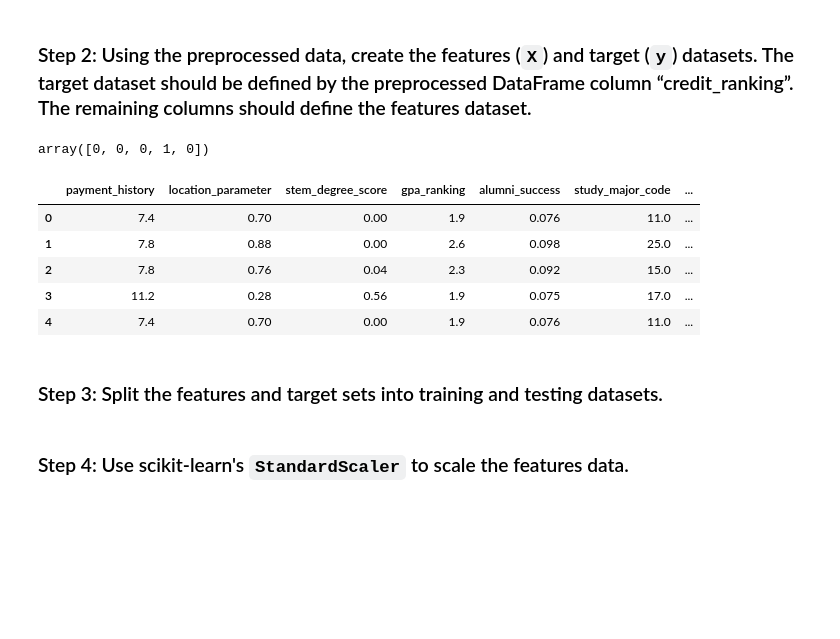
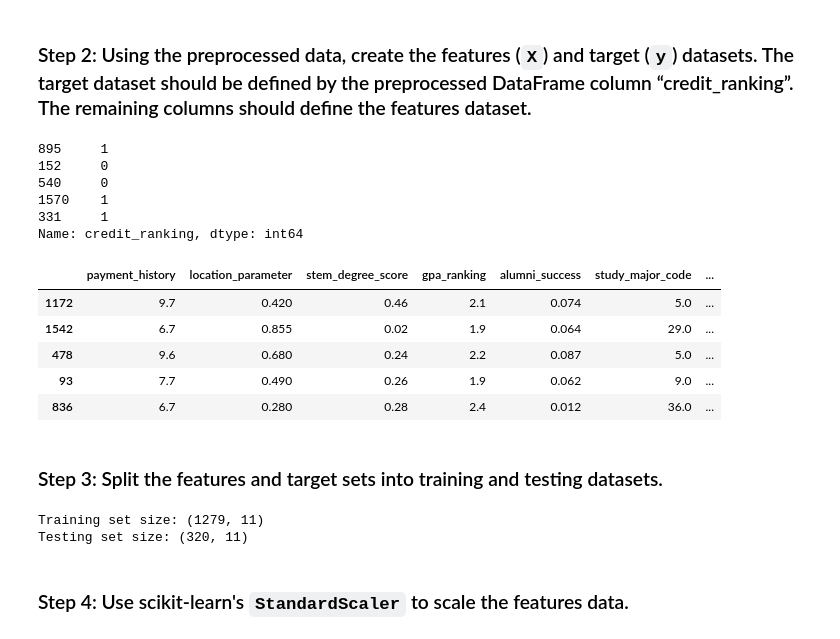
Before and after one commit to KenStager/neural-network-challenge-1, a Jupyter notebook: student_loans_with_deep_learning.ipynb, the cells around one changed output. Cells and saved outputs as stored; diff of their text form; code cells hidden in the pictures; blank space fills up the shorter version.

```diff
--- a/student_loans_with_deep_learning.ipynb
+++ b/student_loans_with_deep_learning.ipynb
@@ -76,28 +60,43 @@ Name: count, dtype: int64
 ### Step 2: Using the preprocessed data, create the features (`X`) and target (`y`) datasets. The target dataset should be defined by the preprocessed DataFrame column “credit_ranking”. The remaining columns should define the features dataset.
 # %%
 # Define the target set y using the credit_ranking column
-
+y = loans_df['credit_ranking']
 
 # Display a sample of y
+y.sample(5)
 # %% [output]
-array([0, 0, 0, 1, 0])
+895     1
+152     0
+540     0
+1570    1
+331     1
+Name: credit_ranking, dtype: int64
 # %%
 # Define features set X by selecting all columns but credit_ranking
-
+X = loans_df.drop('credit_ranking', axis=1)
 
 # Review the features DataFrame
+X.sample(5)
 # %% [output]
 |  | payment_history | location_parameter | stem_degree_score | gpa_ranking | alumni_success | study_major_code | ... |
-| 0 | 7.4 | 0.70 | 0.00 | 1.9 | 0.076 | 11.0 | ... |
-| 1 | 7.8 | 0.88 | 0.00 | 2.6 | 0.098 | 25.0 | ... |
-| 2 | 7.8 | 0.76 | 0.04 | 2.3 | 0.092 | 15.0 | ... |
-| 3 | 11.2 | 0.28 | 0.56 | 1.9 | 0.075 | 17.0 | ... |
-| 4 | 7.4 | 0.70 | 0.00 | 1.9 | 0.076 | 11.0 | ... |
+| 1172 | 9.7 | 0.420 | 0.46 | 2.1 | 0.074 | 5.0 | ... |
+| 1542 | 6.7 | 0.855 | 0.02 | 1.9 | 0.064 | 29.0 | ... |
+| 478 | 9.6 | 0.680 | 0.24 | 2.2 | 0.087 | 5.0 | ... |
+| 93 | 7.7 | 0.490 | 0.26 | 1.9 | 0.062 | 9.0 | ... |
+| 836 | 6.7 | 0.280 | 0.28 | 2.4 | 0.012 | 36.0 | ... |
 # %% [markdown]
 ### Step 3: Split the features and target sets into training and testing datasets.
 # %%
 # Split the preprocessed data into a training and testing dataset
 # Assign the function a random_state equal to 1
+X_train, X_test, y_train, y_test = train_test_split(X, y, test_size=0.2, random_state=1)
+
+# Confirmation
+print(f"Training set size: {X_train.shape}")
+print(f"Testing set size: {X_test.shape}")
+# %% [output]
+Training set size: (1279, 11)
+Testing set size: (320, 11)
 # %% [markdown]
 ### Step 4: Use scikit-learn's `StandardScaler` to scale the features data.
 # %%
```
Also changed, not shown: parts of 17 cells of this notebook, 2 other files.
